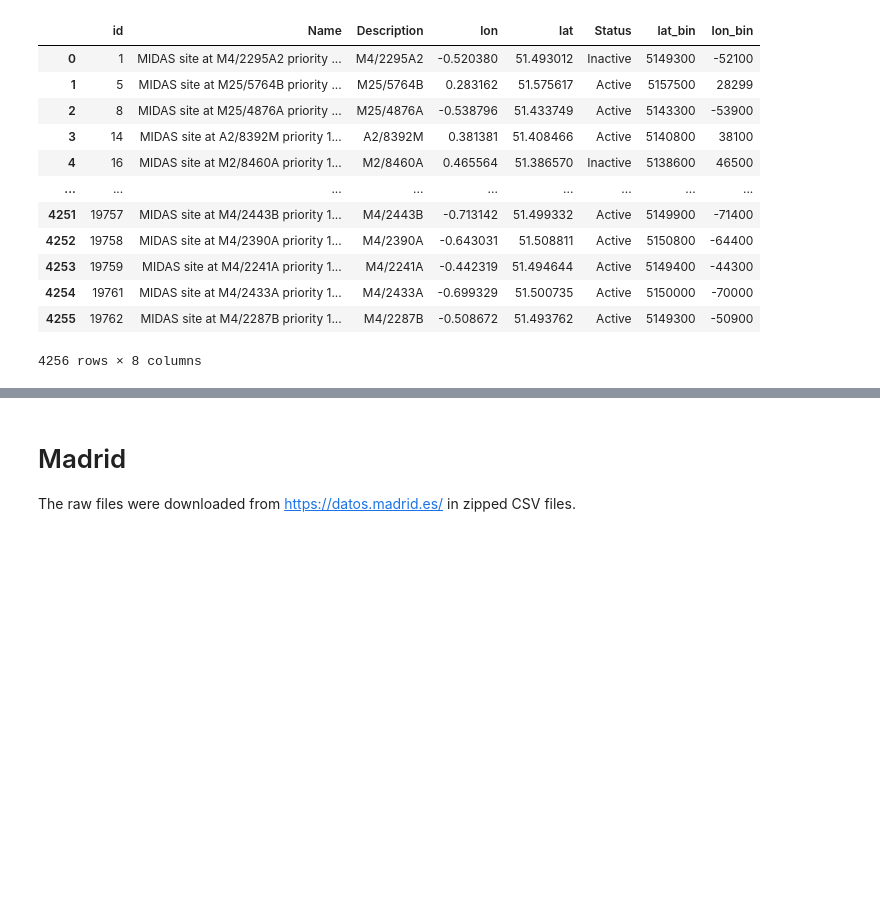
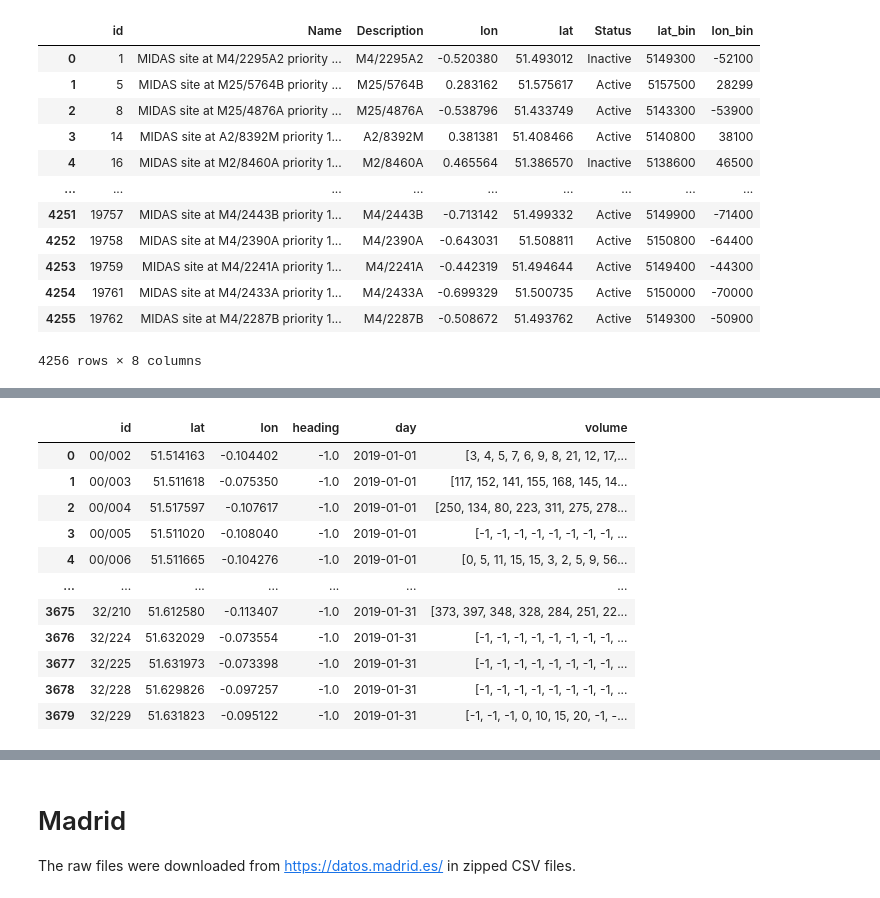
Before and after one commit to iarai/MeTS-10, a Jupyter notebook: analysis/val02_counters/counters01_prepare_data.ipynb, the cells around one changed output, grey strips where cells are left out. Cells and saved outputs as stored; diff of their text form; code cells hidden in the pictures; blank space fills up the shorter version.

```diff
--- a/analysis/val02_counters/counters01_prepare_data.ipynb
+++ b/analysis/val02_counters/counters01_prepare_data.ipynb
@@ -417,3 +441,91 @@ london_locations
 # %%
 # Store the counter locations to geojson
 london_locations.to_file(LONDON_PATH / 'counter_locations.geojson', driver="GeoJSON")
+# %%
+def normalize_tims_volumes(time_bins, volumes, num_bins=96):
+    result = []
+    for ts, vs in zip(time_bins, volumes):
+        res_volumes = [-1 for _ in range(num_bins)]
+        for idx, v in zip(ts, vs):
+            assert(0 <= idx < num_bins)
+            res_volumes[idx] = int(round(float(v)))
+        result.append(res_volumes)
+    return result
+
+
+def process_tims_day(day):
+    day_ts = datetime.strptime(day, '%Y-%m-%d')
+    dfa =pd.concat([
+        read_tims_day((day_ts - timedelta(days=1)).strftime('%Y-%m-%d')),
+        read_tims_day(day),
+        read_tims_day((day_ts + timedelta(days=1)).strftime('%Y-%m-%d'))
+    ])
+    raw_num_records = len(dfa)
+    dfa = dfa[dfa['TIMESTAMP'].str.startswith(day)]
+    print(f'Read {len(dfa)}/{raw_num_records} records for {day}')
+    raw_num_records = len(dfa)
+
+    # Filter invalid records, convert the fields and generate time bins
+    dfa['ts'] = pd.to_datetime(dfa['TIMESTAMP'], infer_datetime_format=True, errors='coerce')
+    dfa = dfa[dfa['ts'].notna()]
+    dfa['time_bin'] = dfa['ts'].dt.hour * 4 + (dfa['ts'].dt.minute/15).astype(int)
+    dfa['day'] = day
+    dfa = dfa.drop(columns=['TIMESTAMP'])
+    dfa = dfa.rename(columns={
+        'NODE': 'id', 'EASTING': 'east', 'NORTHING': 'north', 'FLOW_ACTUAL_15M': 'flow_15m',
+        'SAT_BANDINGS': 'sat_bandings', 'DETECTOR_NO': 'det_no', 'TOTAL_DETECTOR_NO': 'num_det',
+        'DETECTOR_RATE': 'detector_rate'
+    })
+    dfa['east'] = pd.to_numeric(dfa['east'], errors='coerce')
+    dfa['north'] = pd.to_numeric(dfa['north'], errors='coerce')
+    dfa = dfa[dfa['east'].notna() & dfa['north'].notna()]
+    if len(dfa) < raw_num_records:
+        print(f'  filtered {raw_num_records - len(dfa)} invalid records')
+    dfa['flow_15m'] = pd.to_numeric(dfa['flow_15m'], errors='coerce')
+    dfa['det_no'] = pd.to_numeric(dfa['det_no'], errors='coerce')
+    dfa['num_det'] = pd.to_numeric(dfa['num_det'], errors='coerce')
+    dfa['detector_rate'] = pd.to_numeric(dfa['detector_rate'], errors='coerce')
+
+    # Aggregate to average 15 minute volumes and generate one row per day
+    df = dfa[['day', 'time_bin', 'id', 'east', 'north', 'flow_15m']].groupby(
+        by=['day', 'time_bin', 'id', 'east', 'north']).mean().reset_index()
+    df = df.rename(columns={'flow_15m': 'volume'})
+    print(f'Collected {len(df)} time bin volumes for {day}')
+    df = df.groupby(by=['day', 'id', 'east', 'north']).agg(list).reset_index()
+    df['volume'] = normalize_tims_volumes(df['time_bin'], df['volume'])
+    df['lat'] = [en2ll(float(e), float(n)).y for e, n in zip(df['east'], df['north'])]
+    df['lon'] = [en2ll(float(e), float(n)).x for e, n in zip(df['east'], df['north'])]
+    df['heading'] = -1.0
+    print(f'Aggregated {len(df)} counter volume lists for {day}')
+    return df[['id', 'lat', 'lon', 'heading', 'day', 'volume']]
+
+
+def process_tims_month(year, month):
+    tims_month_file = LONDON_PATH / 'flow' / f'counters_tims_{month}.parquet'
+    if os.path.exists(tims_month_file):
+        print(f'File {tims_month_file} exists already')
+
+    day_dfs = []
+    _, n = monthrange(year, month)
+    for i in range(1, n + 1):
+        day = f'{year:04d}-{month:02d}-{i:02d}'
+        df = process_tims_day(day)
+        if len(df) == 0:
+            continue
+        day_dfs.append(df)
+    month_df = pd.concat(day_dfs)
+
+    lat_min, lat_max, lon_min, lon_max = tuple([ll/100000 for ll in LONDON_BBOX])
+    month_df = month_df[
+        (month_df['lat'] >= lat_min) & (month_df['lat'] <= lat_max) &
+        (month_df['lon'] >= lon_min) & (month_df['lon'] <= lon_max)]
+
+    tims_month_file.parent.mkdir(exist_ok=True, parents=True)
+    month_df.to_parquet(tims_month_file, compression="snappy")
+    return month_df
+
+
+# process_tims_day('2019-01-04')
+# TODO: uncomment if processing data
+process_tims_month(2019, 1)
+# %% [output]
@@ -419,0 +549,12 @@ london_locations.to_file(LONDON_PATH / 'counter_locations.geojson', driver="GeoJ
+|  | id | lat | lon | heading | day | volume |
+| 0 | 00/002 | 51.514163 | -0.104402 | -1.0 | 2019-01-01 | [3, 4, 5, 7, 6, 9, 8, 21, 12, 17,... |
+| 1 | 00/003 | 51.511618 | -0.075350 | -1.0 | 2019-01-01 | [117, 152, 141, 155, 168, 145, 14... |
+| 2 | 00/004 | 51.517597 | -0.107617 | -1.0 | 2019-01-01 | [250, 134, 80, 223, 311, 275, 278... |
+| 3 | 00/005 | 51.511020 | -0.108040 | -1.0 | 2019-01-01 | [-1, -1, -1, -1, -1, -1, -1, -1, ... |
+| 4 | 00/006 | 51.511665 | -0.104276 | -1.0 | 2019-01-01 | [0, 5, 11, 15, 15, 3, 2, 5, 9, 56... |
+| ... | ... | ... | ... | ... | ... | ... |
+| 3675 | 32/210 | 51.612580 | -0.113407 | -1.0 | 2019-01-31 | [373, 397, 348, 328, 284, 251, 22... |
+| 3676 | 32/224 | 51.632029 | -0.073554 | -1.0 | 2019-01-31 | [-1, -1, -1, -1, -1, -1, -1, -1, ... |
+| 3677 | 32/225 | 51.631973 | -0.073398 | -1.0 | 2019-01-31 | [-1, -1, -1, -1, -1, -1, -1, -1, ... |
+| 3678 | 32/228 | 51.629826 | -0.097257 | -1.0 | 2019-01-31 | [-1, -1, -1, -1, -1, -1, -1, -1, ... |
+| 3679 | 32/229 | 51.631823 | -0.095122 | -1.0 | 2019-01-31 | [-1, -1, -1, 0, 10, 15, 20, -1, -... |
```
Also changed, not shown: parts of 11 cells of this notebook, 1 other file.
